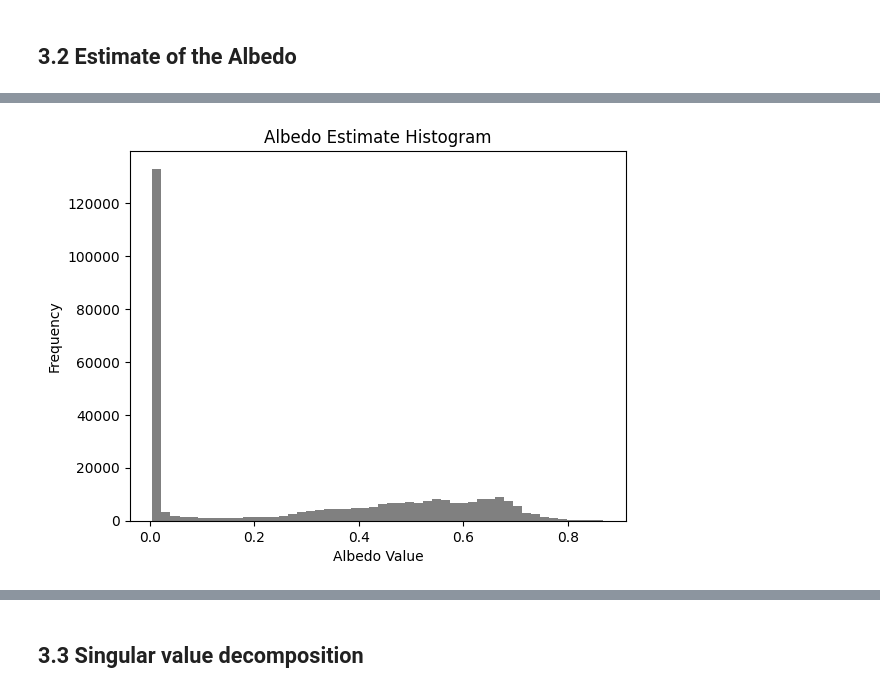
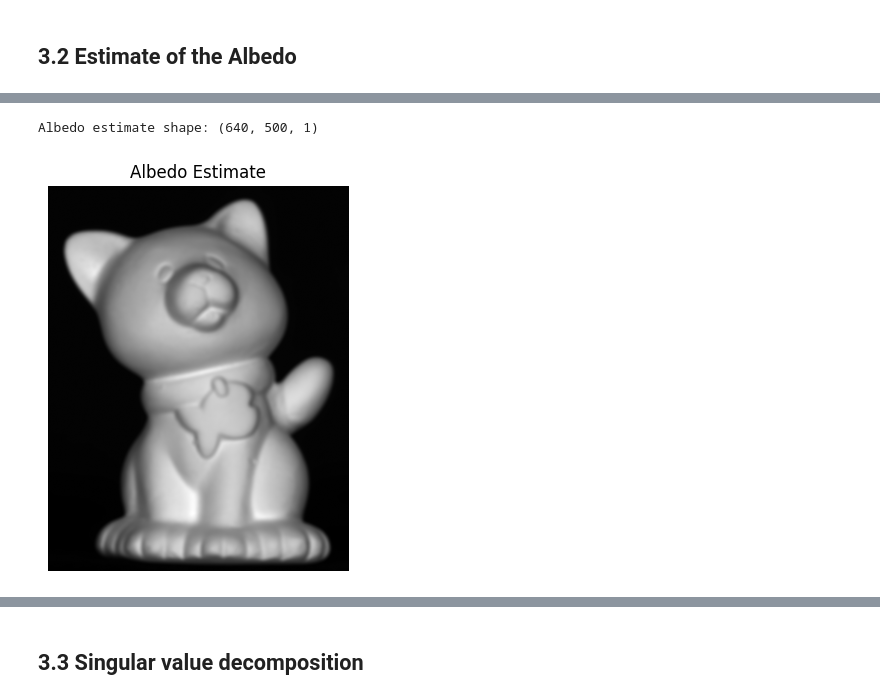
Before and after one commit to ClarysseArthur/VUB-CV-PhotometricStereo, a Jupyter notebook: Code/PhotometricStereo.ipynb, the cells around one changed output, grey strips where cells are left out. Drawn from its saved outputs; the diff is of its cells as text; code cells hidden in the pictures.

```diff
--- a/Code/PhotometricStereo.ipynb
+++ b/Code/PhotometricStereo.ipynb
@@ -14,8 +14,8 @@ from RenderSurfaceMap import image_renderer
 # read in the images from folder dataset/PhotometricStereo/PSData/cat/Objects
 images = []
 
-# folder_path = Path("../Data/Dataset/")
-folder_path = Path("../../GroupWork-Private/PSData/cat/Objects/")
+folder_path = Path("../Data/Dataset/")
+# folder_path = Path("../../GroupWork-Private/PSData/cat/Objects/")
 
 for img_path in folder_path.glob('*.png'):
     img = cv2.imread(str(img_path), cv2.IMREAD_GRAYSCALE).astype(np.float32) / 255.0
@@ -64,8 +47,26 @@ ALbedo Estimate:
-# %%
-plt.hist(albedo_estimate.ravel(), bins=50, color='gray')
-plt.title('Albedo Estimate Histogram')
-plt.xlabel('Albedo Value')
-plt.ylabel('Frequency')
-plt.show()
-# %% [output]
-[figure, removed]
+# %%
+# compute the average image
+average_image = np.mean(images, axis=0)
+
+# apply a bilateral filter to the average image
+# the default parameters from OpenCV are used: https://docs.opencv.org/4.x/d4/d86/group__imgproc__filter.html#ga9d7064d478c95d60003cf839430737ed
+albedo_estimate = cv2.bilateralFilter(average_image.astype(np.float32), d=9, sigmaColor=75, sigmaSpace=75)
+
+# reshape the albedo estimate to width x height x (gray scale channel)
+albedo_estimate = albedo_estimate.reshape((width, height, -1))
+print('Albedo estimate shape:', albedo_estimate.shape)
+# %% [output]
+Albedo estimate shape: (640, 500, 1)
+# %%
+# visualize the albedo estimate
+plt.figure(figsize=(5, 5))
+plt.imshow(albedo_estimate, cmap='gray')
+plt.axis('off')
+
+# save the albedo estimate
+plt.savefig("../Report/IMG/res-01-albedo.png", bbox_inches="tight", pad_inches=0)
+
+plt.title('Albedo Estimate')
+plt.show()
+# %% [output]
+[figure, added]
```
Also changed, not shown: parts of 22 cells of this notebook.
